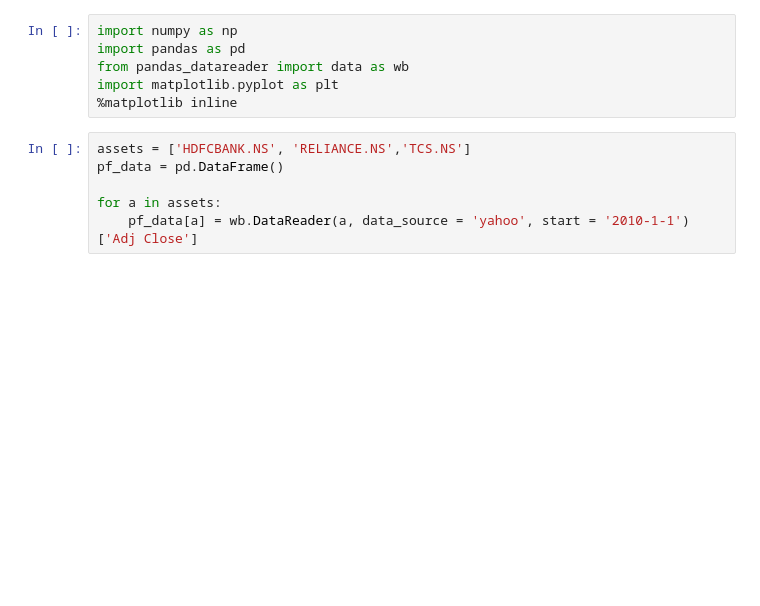
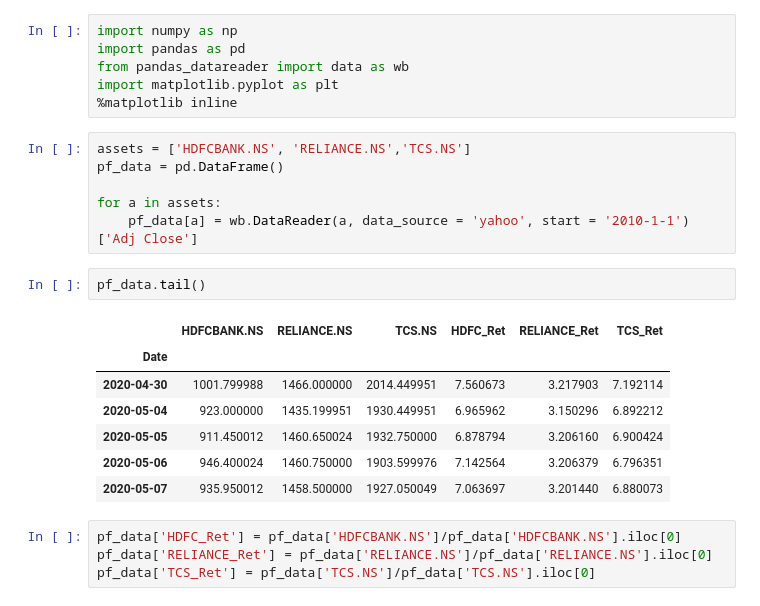
Before and after one commit to jesvin1/PortfolioManagement, a Jupyter notebook: Protfolio management.ipynb, the cells around one changed output. Drawn from its saved outputs; the diff is of its cells as text; blank space fills up the shorter version.

```diff
--- a/Protfolio management.ipynb
+++ b/Protfolio management.ipynb
@@ -12,3 +12,17 @@ pf_data = pd.DataFrame()
 
 for a in assets:
     pf_data[a] = wb.DataReader(a, data_source = 'yahoo', start = '2010-1-1')['Adj Close']
+# %%
+pf_data.tail()
+# %% [output]
+|  | HDFCBANK.NS | RELIANCE.NS | TCS.NS | HDFC_Ret | RELIANCE_Ret | TCS_Ret |
+| Date |  |  |  |  |  |  |
+| 2020-04-30 | 1001.799988 | 1466.000000 | 2014.449951 | 7.560673 | 3.217903 | 7.192114 |
+| 2020-05-04 | 923.000000 | 1435.199951 | 1930.449951 | 6.965962 | 3.150296 | 6.892212 |
+| 2020-05-05 | 911.450012 | 1460.650024 | 1932.750000 | 6.878794 | 3.206160 | 6.900424 |
+| 2020-05-06 | 946.400024 | 1460.750000 | 1903.599976 | 7.142564 | 3.206379 | 6.796351 |
+| 2020-05-07 | 935.950012 | 1458.500000 | 1927.050049 | 7.063697 | 3.201440 | 6.880073 |
+# %%
+pf_data['HDFC_Ret'] = pf_data['HDFCBANK.NS']/pf_data['HDFCBANK.NS'].iloc[0]
+pf_data['RELIANCE_Ret'] = pf_data['RELIANCE.NS']/pf_data['RELIANCE.NS'].iloc[0]
+pf_data['TCS_Ret'] = pf_data['TCS.NS']/pf_data['TCS.NS'].iloc[0]
```
Also changed, not shown: parts of 4 cells of this notebook.
